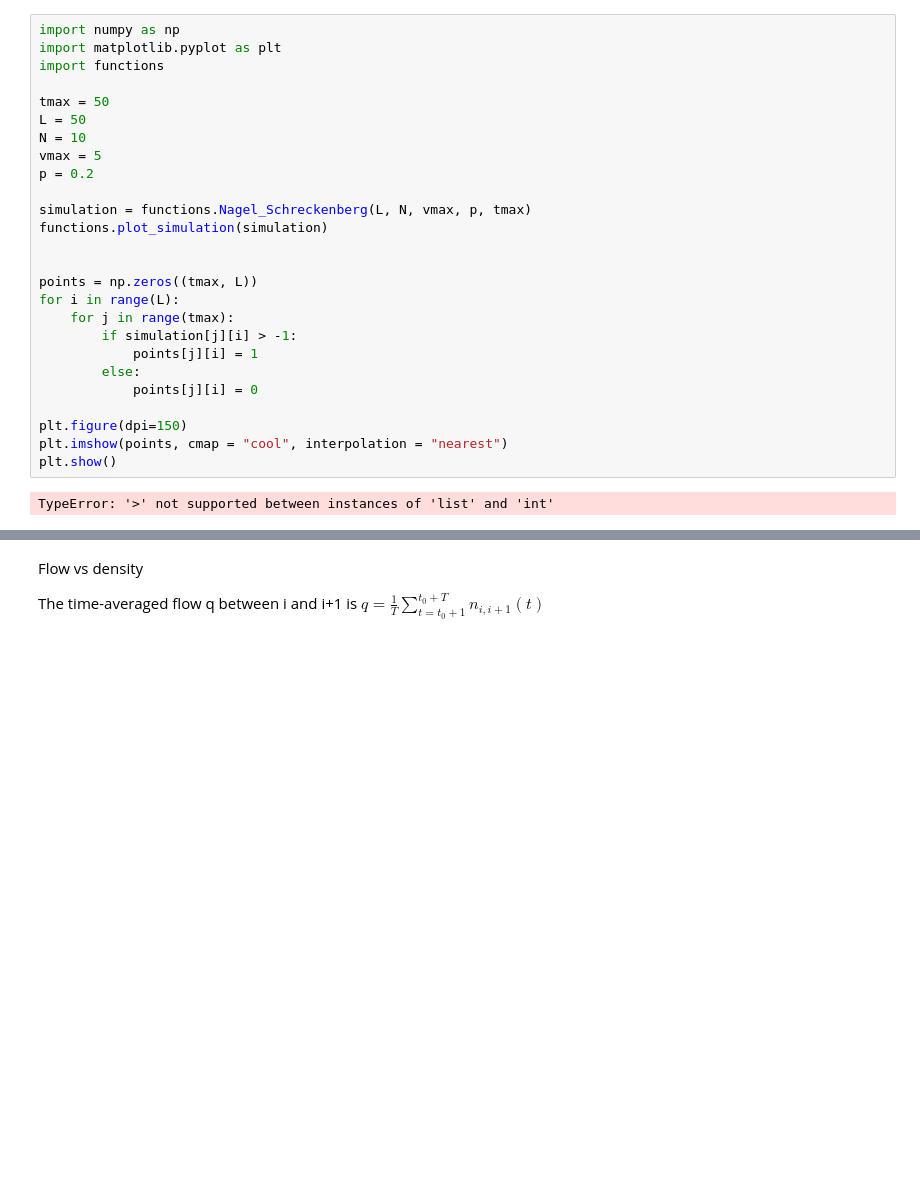
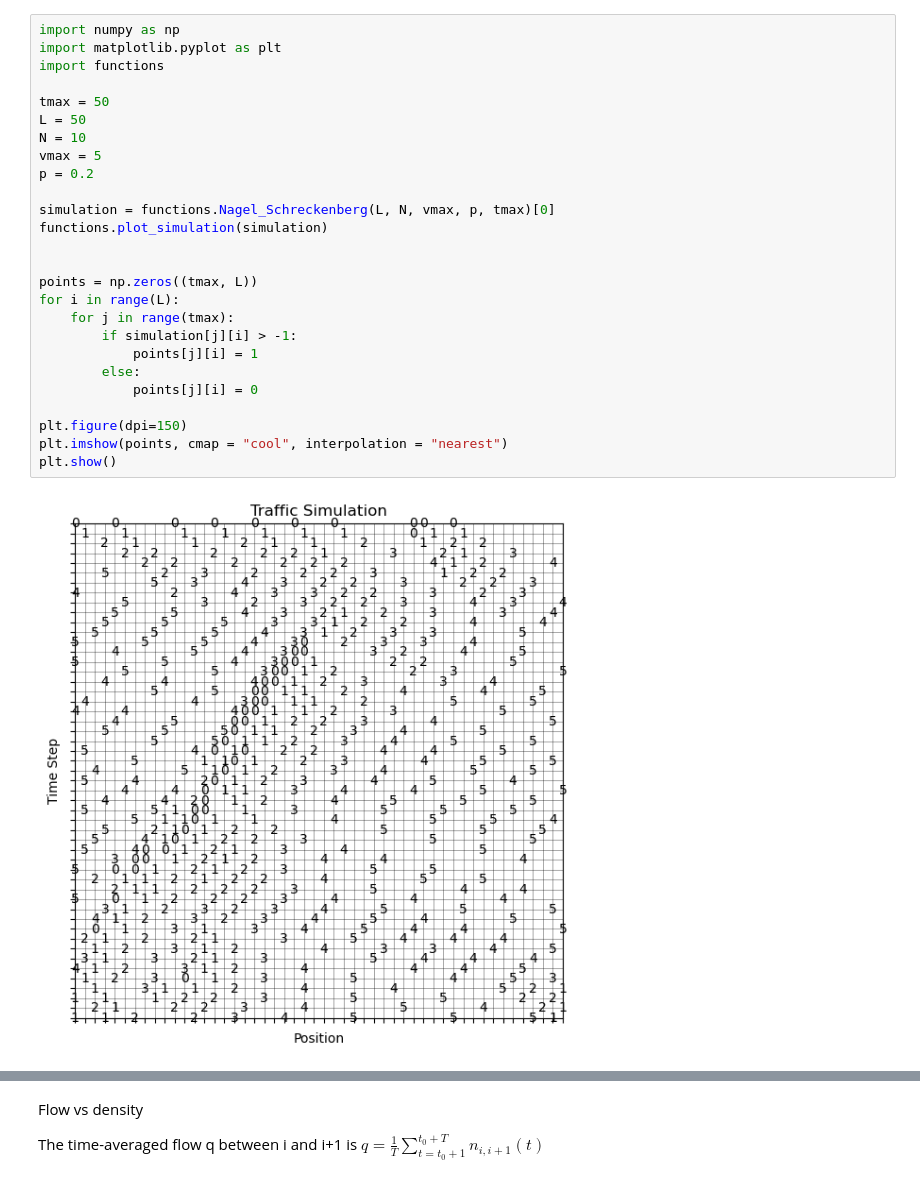
Before and after one commit to SofiaHilma/Traffic_flow_simulation, a Jupyter notebook: traffic_notebook.ipynb, the cells around one changed output, grey strips where cells are left out. Drawn from its saved outputs; the diff is of its cells as text; blank space fills up the shorter version.

```diff
--- a/traffic_notebook.ipynb
+++ b/traffic_notebook.ipynb
@@ -1,28 +1,28 @@
 # %%
 import numpy as np
 import matplotlib.pyplot as plt
 import functions
 
 tmax = 50
 L = 50
 N = 10
 vmax = 5
 p = 0.2
 
-simulation = functions.Nagel_Schreckenberg(L, N, vmax, p, tmax)
+simulation = functions.Nagel_Schreckenberg(L, N, vmax, p, tmax)[0]
 functions.plot_simulation(simulation)
 
 
 points = np.zeros((tmax, L))
 for i in range(L):
     for j in range(tmax):
         if simulation[j][i] > -1:
             points[j][i] = 1
         else:
             points[j][i] = 0
 
 plt.figure(dpi=150)
 plt.imshow(points, cmap = "cool", interpolation = "nearest")
 plt.show()
 # %% [output]
-TypeError: '>' not supported between instances of 'list' and 'int'
+[figure, added]
```
Also changed, not shown: parts of 2 cells of this notebook, 1 other file.
